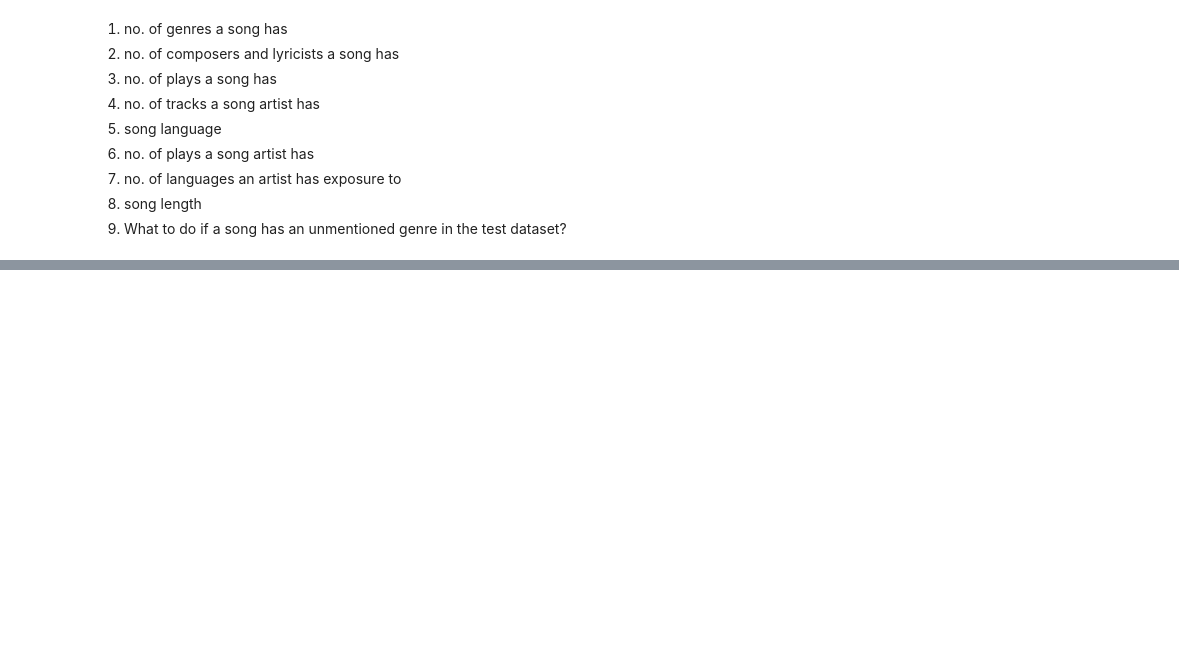
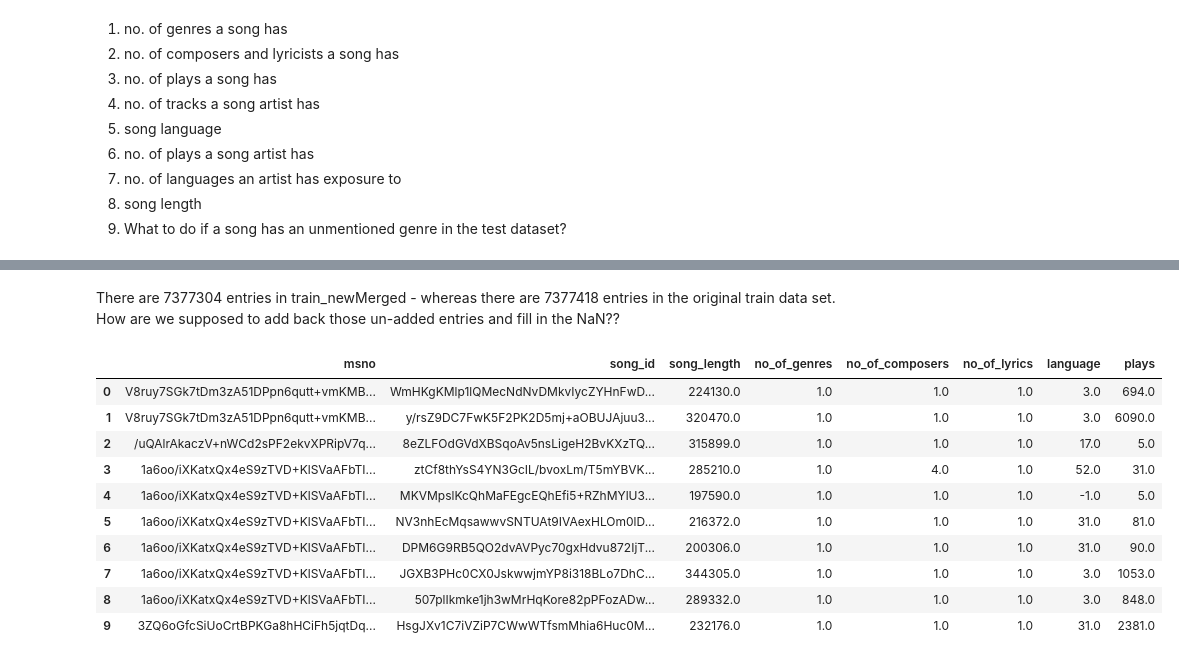
Before and after one commit to Ashritha93/SpringBoard-DSC-Projects, a Jupyter notebook: Cap1-Music-Recomm-Sys/capStone1-musicRecomSys.ipynb, the cells around one changed output, grey strips where cells are left out. Saved outputs shown, nothing was run; the diff lists cells and outputs as text; code cells hidden in the pictures; blank space fills up the shorter version.

```diff
--- a/Cap1-Music-Recomm-Sys/capStone1-musicRecomSys.ipynb
+++ b/Cap1-Music-Recomm-Sys/capStone1-musicRecomSys.ipynb
@@ -624,0 +719,19 @@ Based on the no. of plays the chance of getting repeated is higher. Still there
+# %% [markdown]
+There are 7377304 entries in train_newMerged - whereas there are 7377418 entries in the original train data set.
+How are we supposed to add back those un-added entries and fill in the NaN??
+# %%
+xTest = test[['msno', 'song_id']].merge(data_song[['song_id', 'song_length', 'no_of_genres', 'no_of_composers', 'no_of_lyrics', 'language', 'plays']], how="left", on='song_id')
+
+xTest.head(10)
+# %% [output]
+|  | msno | song_id | song_length | no_of_genres | no_of_composers | no_of_lyrics | language | plays |
+| 0 | V8ruy7SGk7tDm3zA51DPpn6qutt+vmKMB... | WmHKgKMlp1lQMecNdNvDMkvIycZYHnFwD... | 224130.0 | 1.0 | 1.0 | 1.0 | 3.0 | 694.0 |
+| 1 | V8ruy7SGk7tDm3zA51DPpn6qutt+vmKMB... | y/rsZ9DC7FwK5F2PK2D5mj+aOBUJAjuu3... | 320470.0 | 1.0 | 1.0 | 1.0 | 3.0 | 6090.0 |
+| 2 | /uQAlrAkaczV+nWCd2sPF2ekvXPRipV7q... | 8eZLFOdGVdXBSqoAv5nsLigeH2BvKXzTQ... | 315899.0 | 1.0 | 1.0 | 1.0 | 17.0 | 5.0 |
+| 3 | 1a6oo/iXKatxQx4eS9zTVD+KlSVaAFbTI... | ztCf8thYsS4YN3GcIL/bvoxLm/T5mYBVK... | 285210.0 | 1.0 | 4.0 | 1.0 | 52.0 | 31.0 |
+| 4 | 1a6oo/iXKatxQx4eS9zTVD+KlSVaAFbTI... | MKVMpslKcQhMaFEgcEQhEfi5+RZhMYlU3... | 197590.0 | 1.0 | 1.0 | 1.0 | -1.0 | 5.0 |
+| 5 | 1a6oo/iXKatxQx4eS9zTVD+KlSVaAFbTI... | NV3nhEcMqsawwvSNTUAt9IVAexHLOm0lD... | 216372.0 | 1.0 | 1.0 | 1.0 | 31.0 | 81.0 |
+| 6 | 1a6oo/iXKatxQx4eS9zTVD+KlSVaAFbTI... | DPM6G9RB5QO2dvAVPyc70gxHdvu872IjT... | 200306.0 | 1.0 | 1.0 | 1.0 | 31.0 | 90.0 |
+| 7 | 1a6oo/iXKatxQx4eS9zTVD+KlSVaAFbTI... | JGXB3PHc0CX0JskwwjmYP8i318BLo7DhC... | 344305.0 | 1.0 | 1.0 | 1.0 | 3.0 | 1053.0 |
+| 8 | 1a6oo/iXKatxQx4eS9zTVD+KlSVaAFbTI... | 507plIkmke1jh3wMrHqKore82pPFozADw... | 289332.0 | 1.0 | 1.0 | 1.0 | 3.0 | 848.0 |
+| 9 | 3ZQ6oGfcSiUoCrtBPKGa8hHCiFh5jqtDq... | HsgJXv1C7iVZiP7CWwWTfsmMhia6Huc0M... | 232176.0 | 1.0 | 1.0 | 1.0 | 31.0 | 2381.0 |
```
Also changed, not shown: parts of 46 cells of this notebook.
